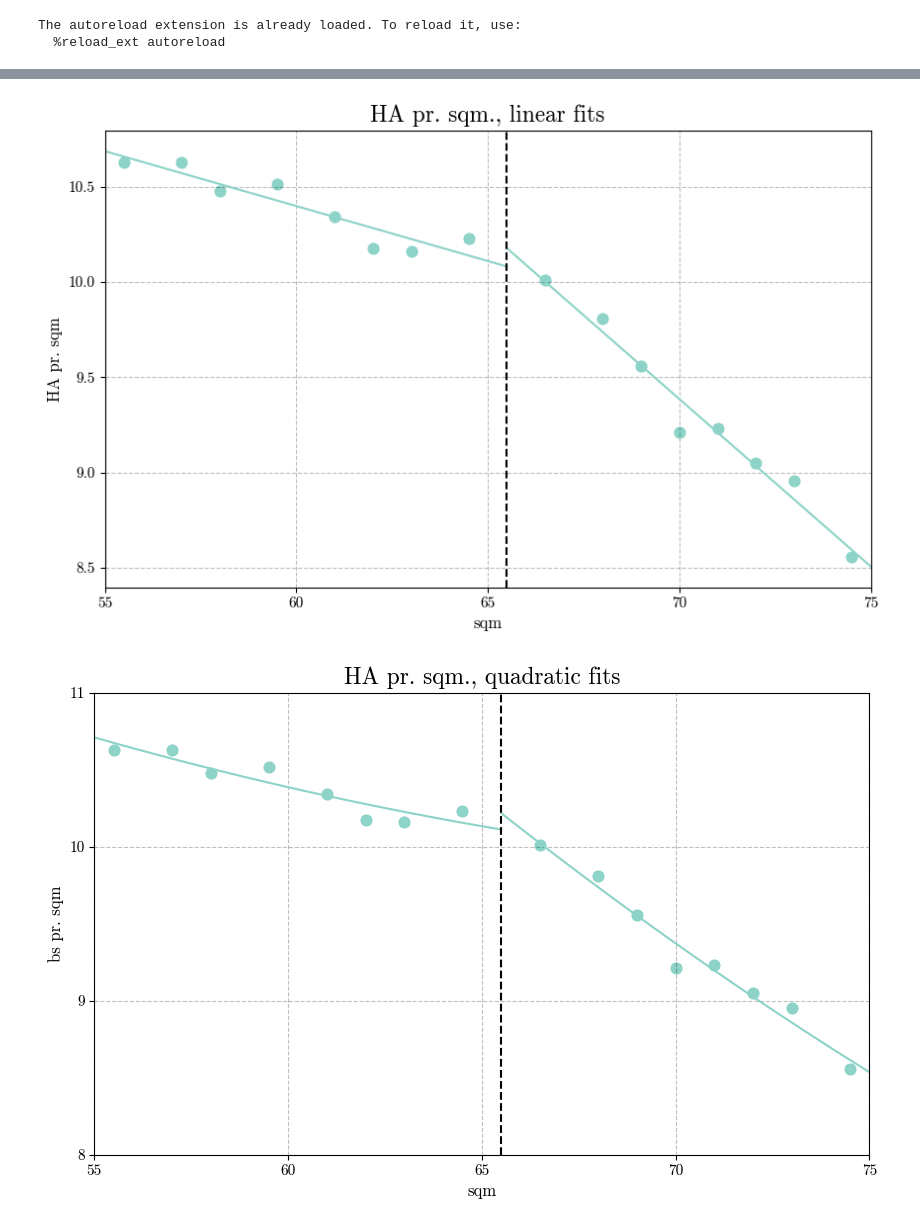
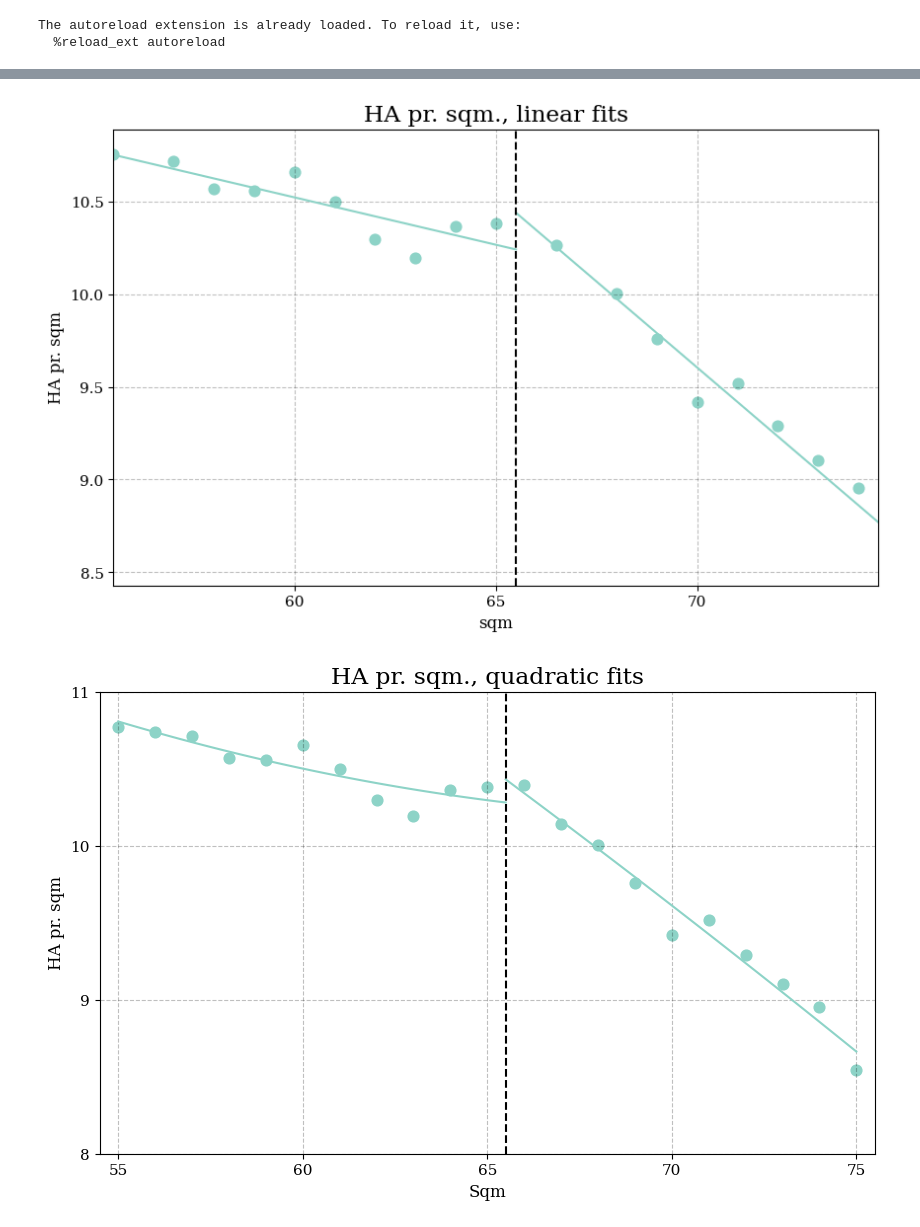
Before and after one commit to HansHoltenAndersen/Bachelor, a Jupyter notebook: Plots.ipynb, the cells around one changed output, grey strips where cells are left out. Saved outputs shown, nothing was run; the diff lists cells and outputs as text; code cells hidden in the pictures.

```diff
--- a/Plots.ipynb
+++ b/Plots.ipynb
@@ -47,7 +47,7 @@ The autoreload extension is already loaded. To reload it, use:
   %reload_ext autoreload
 # %%
 # import exceldata
-df = pd.read_excel("Hjemsendelse 22-10-2025.xlsx", sheet_name="kvm_data")
+df = pd.read_excel("Hjemsendelse 05-11-2025.xlsx", sheet_name="Deskr. data")
 
 #gen bs/sqm variable
 df['bs_per_sqm'] = df['bs'] / df['sqm']
@@ -119,19 +121,21 @@ plt.show()
 # %%
 # First stage plot with polynomial (p=2) fits
 
+bw = 10
+
 # --- 1. Subset for RD window ---
-df_left = df[(df['sqm'] >= 55) & (df['sqm'] <= 65)].copy()
-df_right = df[(df['sqm'] >= 66) & (df['sqm'] <= 75)].copy()
+df_left = df[(df['sqm'] >= 65 - bw) & (df['sqm'] <= 65)].copy()
+df_right = df[(df['sqm'] >= 66) & (df['sqm'] <= 65 + bw)].copy()
 
 # --- 2. Binscatter means ---
-def binscatter(data, x, y, bins=8):
+def binscatter(data, x, y, bins=bw*2):
     data = data.copy()
     data['bin'] = pd.cut(data[x], bins=bins)
     out = data.groupby('bin').agg(mean_x=(x, 'mean'), mean_y=(y, 'mean')).dropna()
     return out
 
-bin_left = binscatter(df_left, 'sqm', 'bs_per_sqm', bins=8)
-bin_right = binscatter(df_right, 'sqm', 'bs_per_sqm', bins=8)
+bin_left = binscatter(df_left, 'sqm', 'bs_per_sqm', bins=bw)
+bin_right = binscatter(df_right, 'sqm', 'bs_per_sqm', bins=bw-1)
 
 # --- 3. Two separate regressions ---
 def linreg(df_bin):
@@ -169,23 +173,25 @@ plt.xlabel('sqm')
 plt.ylabel('HA pr. sqm')
 plt.title('HA pr. sqm., linear fits')
 plt.grid(True)
-plt.xticks(np.arange(55, 76, 5))
-plt.xlim(55, 75)
+plt.xticks(np.arange(65 - bw, 65 + bw, 5))
+plt.xlim(65 - bw + .5, 65 + bw - .5)
 
 plt.show()
 # %% [output]
-[figure, old version]
+[figure, new version]
 # %%
 # First stage plot with polynomial (p=2) fits
 
+bw = 10
+
 # --- 1. Subset for RD window (55–75 sqm, change if needed) ---
-df_left = df[(df['sqm'] >= 55) & (df['sqm'] <= 65)].copy()
-df_right = df[(df['sqm'] >= 66) & (df['sqm'] <= 75)].copy()
+df_left = df[(df['sqm'] >= 65 - bw) & (df['sqm'] <= 65)].copy()
+df_right = df[(df['sqm'] >= 66) & (df['sqm'] <= 65 + bw)].copy()
 
 # --- 2. Binscatter helper ---
-def binscatter(data, x, y, bins=8):
+def binscatter(data, x, y, bins=bw*2):
     data = data.copy()
-    data['bin'] = pd.cut(data[x], bins=bins)
+    data['bin'] = pd.cut(data[x], bins=bw*2)
     return data.groupby('bin').agg(mean_x=(x, 'mean'),
                                    mean_y=(y, 'mean')).dropna()
 
@@ -214,38 +220,38 @@ b_R1 = model_R.params['mean_x']
 b_R2 = model_R.params['x2']
 
 # --- 4. Plot binscatter + polynomial fit ---
 plt.figure(figsize=(10,6))
 
 # Scatter points (binned means)
 plt.scatter(bin_left['mean_x'], bin_left['mean_y'], s=60, color = colors[0])
 plt.scatter(bin_right['mean_x'], bin_right['mean_y'], s=60, color = colors[0])
 
 # Left polynomial line
 xL = np.linspace(df_left['sqm'].min(), df_left['sqm'].max()+0.5, 100)
 yL = a_L + b_L1*xL + b_L2*xL**2
 plt.plot(xL, yL, color = colors[0])
 
 # Right polynomial line
 xR = np.linspace(df_right['sqm'].min()-0.5, df_right['sqm'].max(), 100)
 yR = a_R + b_R1*xR + b_R2*xR**2
 plt.plot(xR, yR, color = colors[0])
 
 # --- Cutoff line ---
 cut = (65 + 66) / 2  # halfway between bins
 plt.axvline(x=cut, linestyle='--', color='black')
 
 # Formatting
-plt.xlabel('sqm')
-plt.ylabel('bs pr. sqm')
+plt.xlabel('Sqm')
+plt.ylabel('HA pr. sqm')
 plt.title('HA pr. sqm., quadratic fits')
-plt.xticks(np.arange(55, 76, 5))
-plt.xlim(55, 75)
+plt.xticks(np.arange(65 - bw, 65 + bw + 0.5, 5))
+plt.xlim(65 - bw - .5, 65 + bw + .5)
 plt.ylim(8, 11)
 plt.yticks(np.arange(8, 11.0001, 1))
 
 plt.show()
 # %% [output]
-[figure, old version]
+[figure, new version]
 # %%
 #Defining function to load data and set index
 def load_bw_data(sheet, sheet_name):
```
Also changed, not shown: parts of 8 cells of this notebook, 6 other files.
